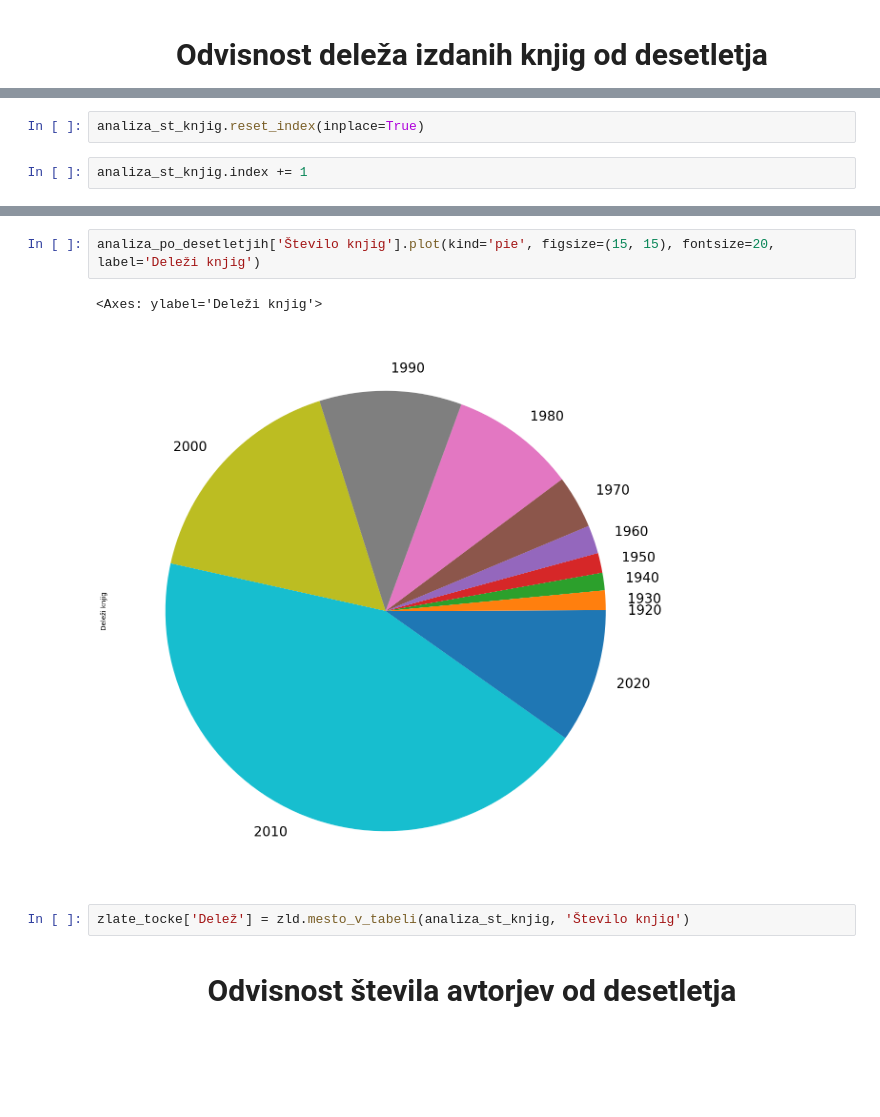
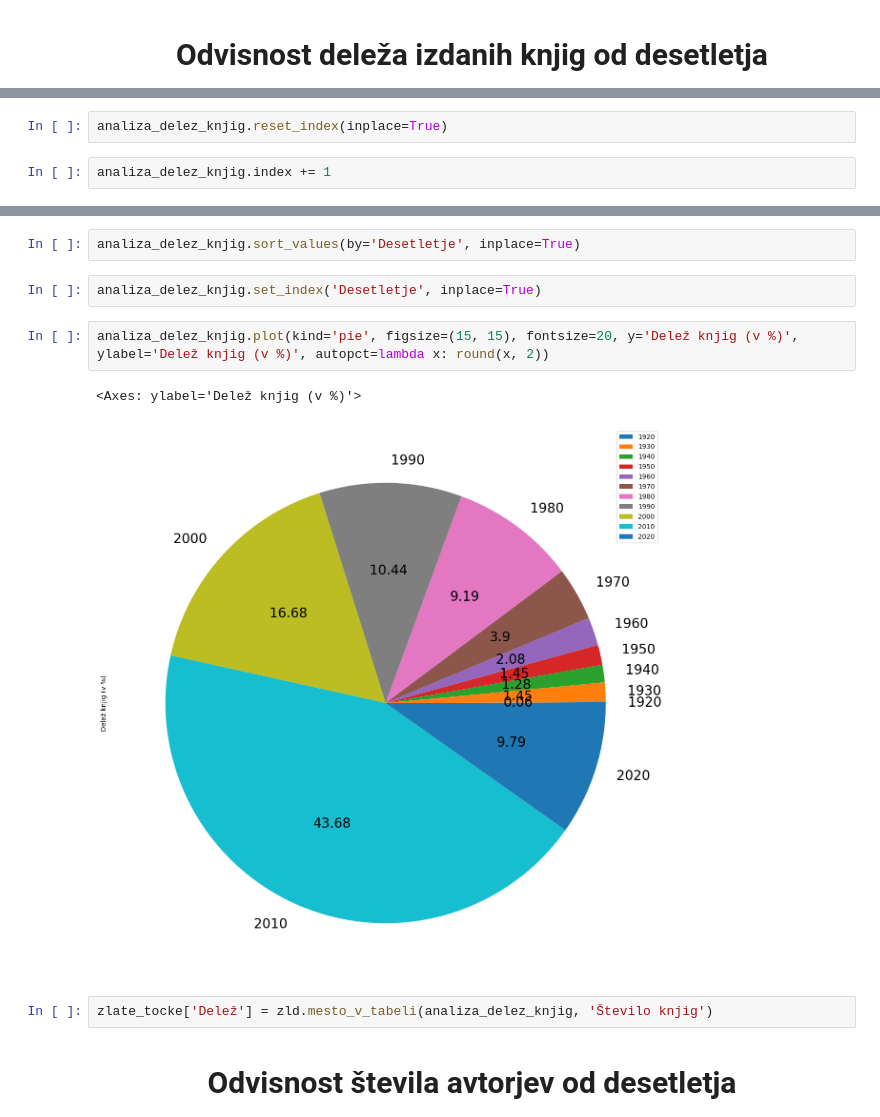
Before and after one commit to Benjamin-Dagarin/UVP_Projektna_naloga_2024, a Jupyter notebook: Analiza_fantazijskih_knjig.ipynb, the cells around one changed output, grey strips where cells are left out. Drawn from its saved outputs; the diff is of its cells as text; blank space fills up the shorter version.

```diff
--- a/Analiza_fantazijskih_knjig.ipynb
+++ b/Analiza_fantazijskih_knjig.ipynb
@@ -318,4 +360,4 @@ analiza_st_knjig = pd.DataFrame(analiza_po_desetletjih['Število knjig'])
 # %%
-analiza_st_knjig.reset_index(inplace=True)
+analiza_delez_knjig.reset_index(inplace=True)
 # %%
-analiza_st_knjig.index += 1
+analiza_delez_knjig.index += 1
@@ -337,10 +379,14 @@ analiza_st_knjig
+# %%
+analiza_delez_knjig.sort_values(by='Desetletje', inplace=True)
+# %%
+analiza_delez_knjig.set_index('Desetletje', inplace=True)
 # %%
-analiza_po_desetletjih['Število knjig'].plot(kind='pie', figsize=(15, 15), fontsize=20, label='Deleži knjig')
+analiza_delez_knjig.plot(kind='pie', figsize=(15, 15), fontsize=20, y='Delež knjig (v %)', ylabel='Delež knjig (v %)', autopct=lambda x: round(x, 2))
 # %% [output]
-<Axes: ylabel='Deleži knjig'>
+<Axes: ylabel='Delež knjig (v %)'>
-[figure, old version]
+[figure, new version]
 # %%
-zlate_tocke['Delež'] = zld.mesto_v_tabeli(analiza_st_knjig, 'Število knjig')
+zlate_tocke['Delež'] = zld.mesto_v_tabeli(analiza_delez_knjig, 'Število knjig')
 # %% [markdown]
 <h3 style="text-align:center;font-family:Garamond;font-size:30px;margin-bottom:0.5cm;"> Odvisnost števila avtorjev od desetletja </h3>
 # %%
```
Also changed, not shown: parts of 58 cells of this notebook, 2 other files.
